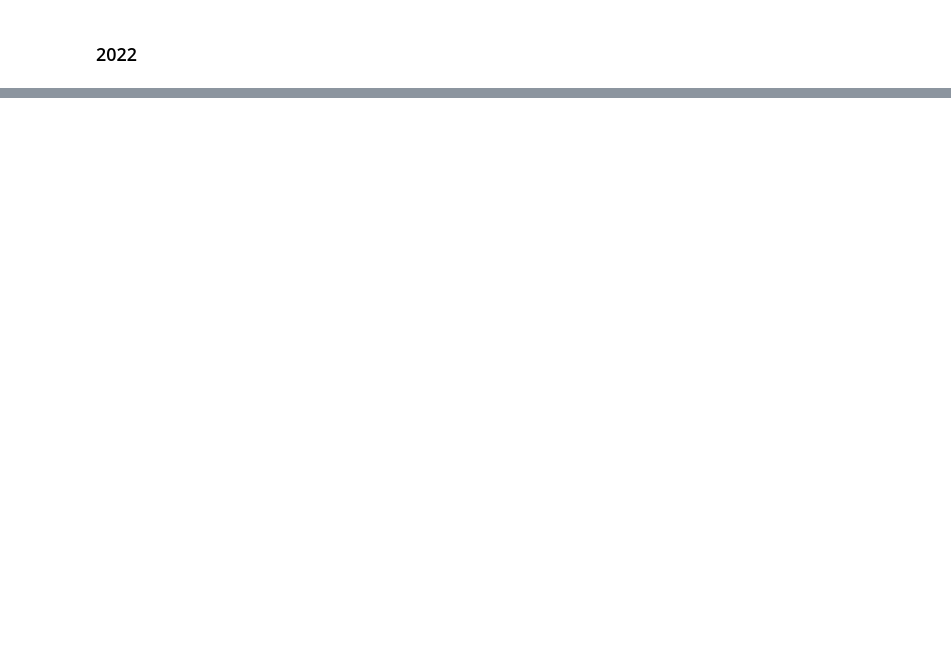
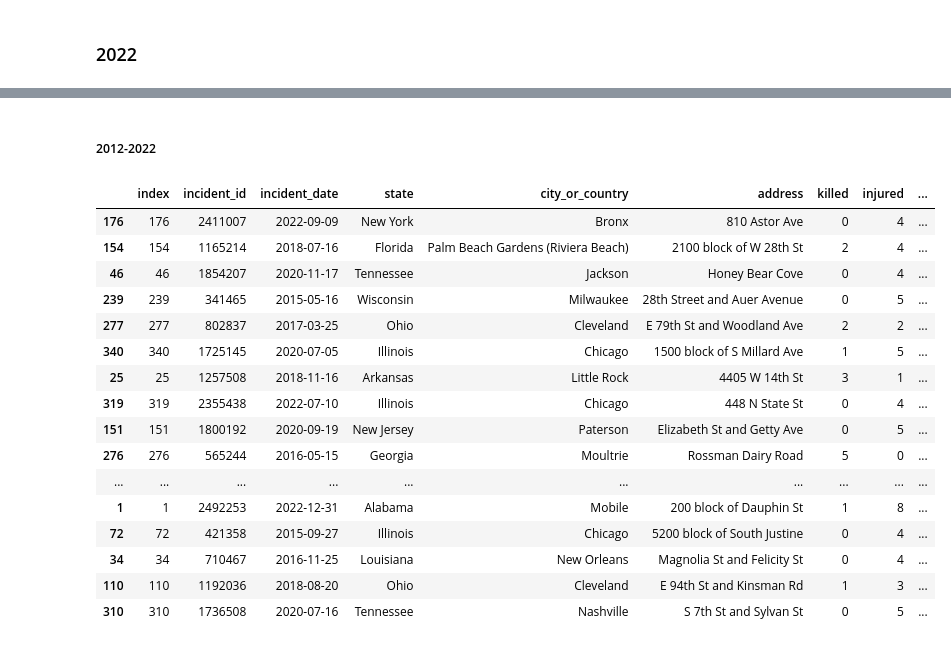
Before and after one commit to poojachaudhuri/project-2, a Jupyter notebook: cleaning.ipynb, the cells around one changed output, grey strips where cells are left out. Cells and saved outputs as stored; diff of their text form; code cells hidden in the pictures; blank space fills up the shorter version.

```diff
--- a/cleaning.ipynb
+++ b/cleaning.ipynb
@@ -143,0 +328,3 @@ df_2022.to_csv('mass-shootings-2022.csv', index=False)
+# %%
+df_2015 = pd.read_csv('mass-shootings-2015.csv')
+df_2015
@@ -143,0 +345,9 @@ df_2022.to_csv('mass-shootings-2022.csv', index=False)
+# %%
+df_2015.rename(columns={'Incident ID': 'incident_id', 'Incident Date': 'incident_date', 'City Or County': 'city_or_country', '# Killed': 'killed', '# Injured': 'injured', 'Address': 'address', 'State': 'state'}, inplace=True)
+# df_2015.drop(columns=['Operations'], inplace=True)
+df_2015['incident_url'] = 'https://www.gunviolencearchive.org/incident/' + df_2015['incident_id'].astype(str)
+df_2015['incident_date'] = pd.to_datetime(df_2015['incident_date'])
+df_2015['year'] = df_2015['incident_date'].dt.year
+df_2015['month-year'] = df_2015['incident_date'].dt.strftime('%m-%Y')
+df_2015.reset_index(inplace=True)
+df_2015.to_csv('mass-shootings-2015.csv', index=False)
@@ -143,0 +356,3 @@ df_2022.to_csv('mass-shootings-2022.csv', index=False)
+# %%
+df_2014 = pd.read_csv('mass-shootings-2014.csv')
+df_2014
@@ -143,0 +373,9 @@ df_2022.to_csv('mass-shootings-2022.csv', index=False)
+# %%
+df_2014.rename(columns={'Incident ID': 'incident_id', 'Incident Date': 'incident_date', 'City Or County': 'city_or_country', '# Killed': 'killed', '# Injured': 'injured', 'Address': 'address', 'State': 'state'}, inplace=True)
+# df_2014.drop(columns=['Operations'], inplace=True)
+df_2014['incident_url'] = 'https://www.gunviolencearchive.org/incident/' + df_2014['incident_id'].astype(str)
+df_2014['incident_date'] = pd.to_datetime(df_2014['incident_date'])
+df_2014['year'] = df_2014['incident_date'].dt.year
+df_2014['month-year'] = df_2014['incident_date'].dt.strftime('%m-%Y')
+df_2014.reset_index(inplace=True)
+df_2014.to_csv('mass-shootings-2014.csv', index=False)
@@ -143,0 +704,23 @@ df_2022.to_csv('mass-shootings-2022.csv', index=False)
+# %% [markdown]
+##### 2012-2022
+# %%
+df_decade = pd.concat([df_2022, df_2021, df_2020, df_2019, df_2018, df_2017, df_2016, df_2015, df_2016, df_2015, df_2014], axis=0)
+df_decade.sample(40)
+# %% [output]
+|  | index | incident_id | incident_date | state | city_or_country | address | killed | injured | ... |
+| 176 | 176 | 2411007 | 2022-09-09 | New York | Bronx | 810 Astor Ave | 0 | 4 | ... |
+| 154 | 154 | 1165214 | 2018-07-16 | Florida | Palm Beach Gardens (Riviera Beach) | 2100 block of W 28th St | 2 | 4 | ... |
+| 46 | 46 | 1854207 | 2020-11-17 | Tennessee | Jackson | Honey Bear Cove | 0 | 4 | ... |
+| 239 | 239 | 341465 | 2015-05-16 | Wisconsin | Milwaukee | 28th Street and Auer Avenue | 0 | 5 | ... |
+| 277 | 277 | 802837 | 2017-03-25 | Ohio | Cleveland | E 79th St and Woodland Ave | 2 | 2 | ... |
+| 340 | 340 | 1725145 | 2020-07-05 | Illinois | Chicago | 1500 block of S Millard Ave | 1 | 5 | ... |
+| 25 | 25 | 1257508 | 2018-11-16 | Arkansas | Little Rock | 4405 W 14th St | 3 | 1 | ... |
+| 319 | 319 | 2355438 | 2022-07-10 | Illinois | Chicago | 448 N State St | 0 | 4 | ... |
+| 151 | 151 | 1800192 | 2020-09-19 | New Jersey | Paterson | Elizabeth St and Getty Ave | 0 | 5 | ... |
+| 276 | 276 | 565244 | 2016-05-15 | Georgia | Moultrie | Rossman Dairy Road | 5 | 0 | ... |
+| ... | ... | ... | ... | ... | ... | ... | ... | ... | ... |
+| 1 | 1 | 2492253 | 2022-12-31 | Alabama | Mobile | 200 block of Dauphin St | 1 | 8 | ... |
+| 72 | 72 | 421358 | 2015-09-27 | Illinois | Chicago | 5200 block of South Justine | 0 | 4 | ... |
+| 34 | 34 | 710467 | 2016-11-25 | Louisiana | New Orleans | Magnolia St and Felicity St | 0 | 4 | ... |
+| 110 | 110 | 1192036 | 2018-08-20 | Ohio | Cleveland | E 94th St and Kinsman Rd | 1 | 3 | ... |
+| 310 | 310 | 1736508 | 2020-07-16 | Tennessee | Nashville | S 7th St and Sylvan St | 0 | 5 | ... |
```
Also changed, not shown: parts of 59 cells of this notebook, 15 other files.
